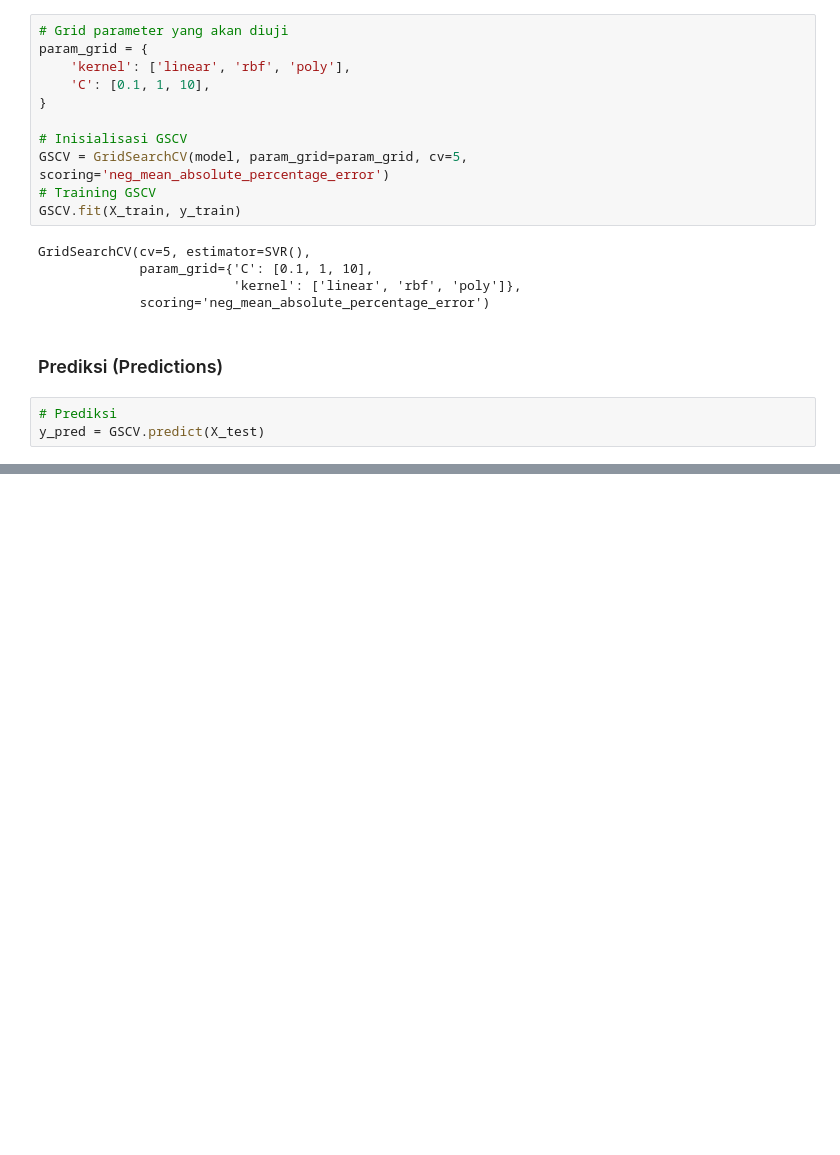
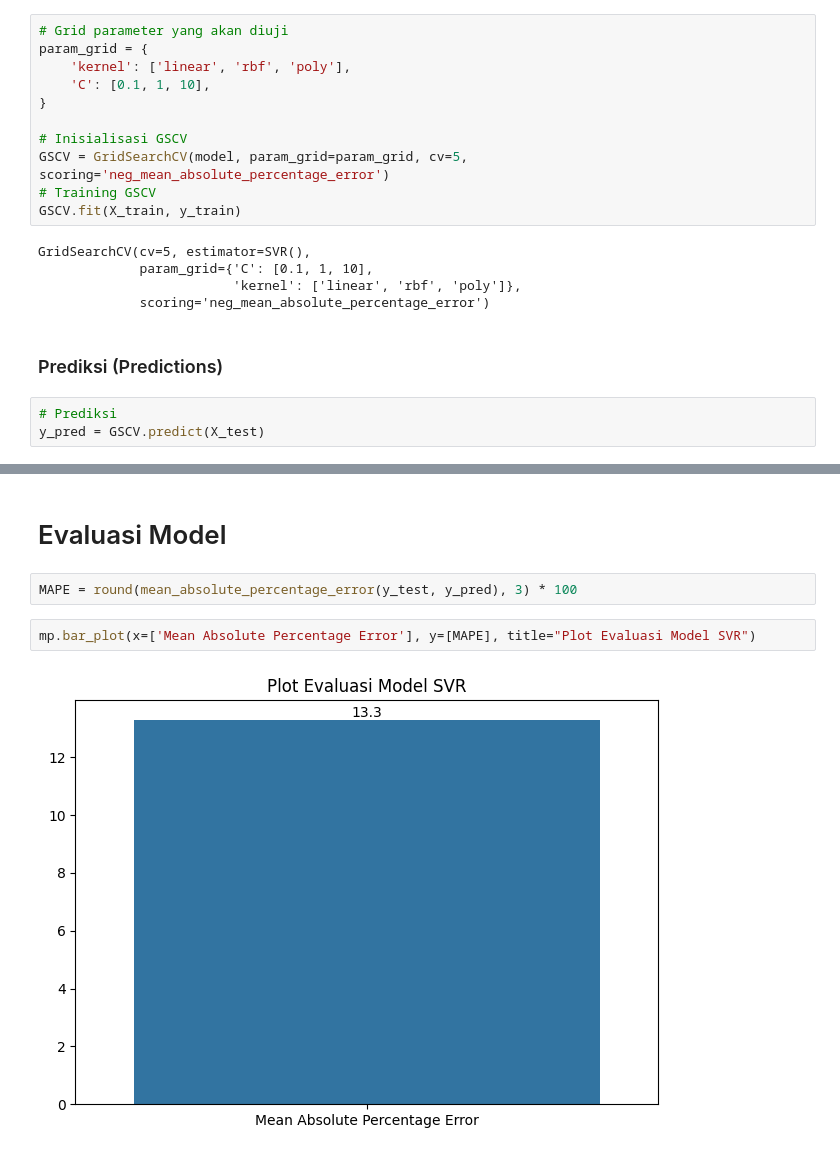
Before and after one commit to tredyfernandoanggara/Prediksi-Harga-Rumah-dengan-SVR-dan-Grid-Search-Cross-Validation, a Jupyter notebook: prediksi_harga_rumah.ipynb, the cells around one changed output, grey strips where cells are left out. Cells and saved outputs as stored; diff of their text form; blank space fills up the shorter version.

Commit message:
Implementasi SVR: Kemudian melakukan evaluasi model menggunakan skor Mean Absolute Percentage Error (MAPE), skor didapatkan sebesar 13,3%.

```diff
--- a/prediksi_harga_rumah.ipynb
+++ b/prediksi_harga_rumah.ipynb
@@ -164,0 +166,8 @@ mp.reg_plot(data=df_pred, x='Harga Asli', y='Harga Prediksi', title="Plot Hubung
+# %% [markdown]
+# Evaluasi Model
+# %%
+MAPE = round(mean_absolute_percentage_error(y_test, y_pred), 3) * 100
+# %%
+mp.bar_plot(x=['Mean Absolute Percentage Error'], y=[MAPE], title="Plot Evaluasi Model SVR")
+# %% [output]
+[figure, added]
```
Also changed, not shown: parts of 4 cells of this notebook, 1 other file.
